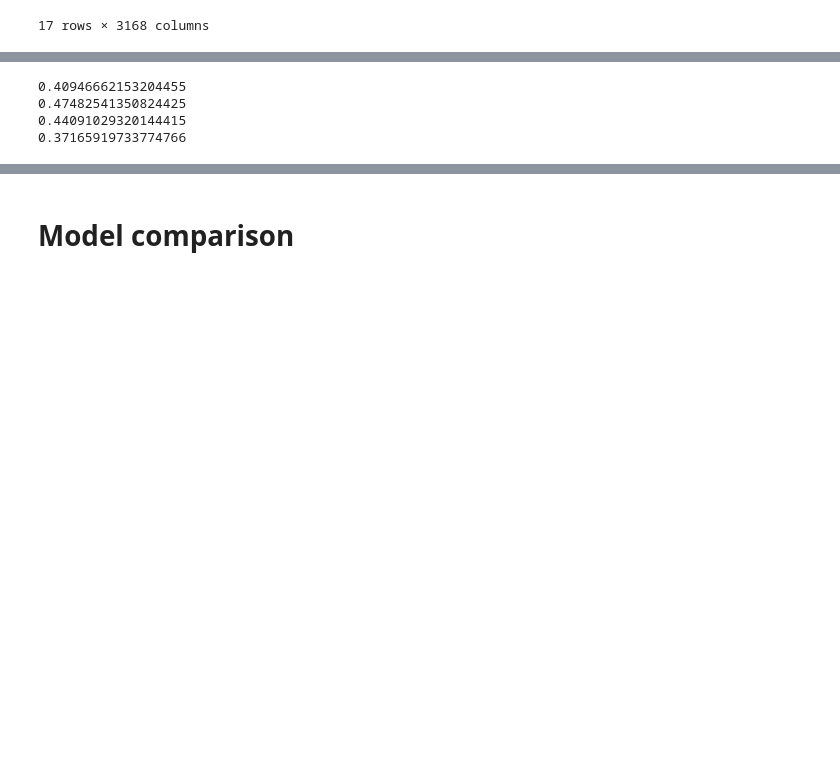
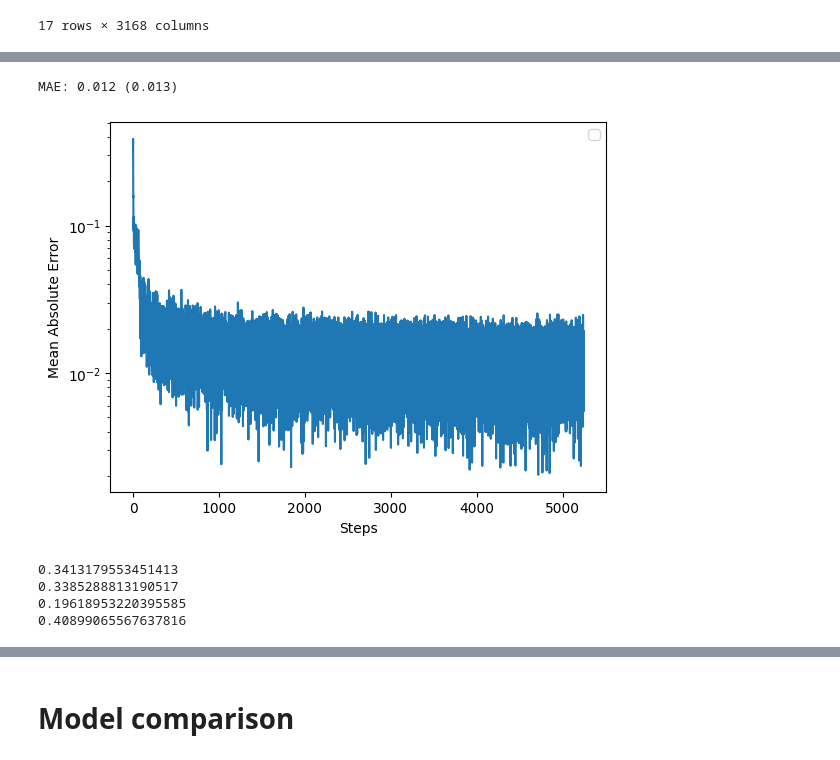
Before and after one commit to polybot-nexus/co-polymer-set-transformer, a Jupyter notebook: notebooks/2_model_comparison.ipynb, the cells around one changed output, grey strips where cells are left out. Saved outputs shown, nothing was run; the diff lists cells and outputs as text; code cells hidden in the pictures; blank space fills up the shorter version.

Commit message:
correction on train script

```diff
--- a/notebooks/2_model_comparison.ipynb
+++ b/notebooks/2_model_comparison.ipynb
@@ -1194,0 +316,11 @@ class SmallSetTransformer_v2(nn.Module):
+# %%
+# for losses in [losses1]:
+#   plt.plot(losses)#, label=_name)
+plt.plot(losses1)
+print('MAE: %.3f (%.3f)' % (np.mean(losses1), np.std(losses1)))
+plt.legend()
+plt.xlabel("Steps")
+plt.ylabel("Mean Absolute Error")
+plt.yscale("log")
+plt.show()
+# %% [output]
@@ -1195,3 +328,5 @@ class SmallSetTransformer_v2(nn.Module):
+MAE: 0.012 (0.013)
+[figure, added]
 # %%
 validation_data_1, validation_data_2, validation_data_3, y_valid = X_valid.iloc[:, :Ndims].values, X_valid.iloc[:, Ndims:2*Ndims].values,X_valid.iloc[:, 2*Ndims:].values, np.array(y_valid, dtype=np.float16)
 #np.array(dataset_test.iloc[:,:Ndims].values, dtype=float), np.array(dataset_test.iloc[:,Ndims:2*Ndims].values, dtype=float), np.array(dataset_test.iloc[:, 2*Ndims:].values, dtype=float), np.array(experimental_y_scaled[:], dtype=np.float16)
@@ -1199,7 +334,7 @@ validation_data_1, validation_data_2, validation_data_3, y_valid = X_valid.iloc[
 
 valid_data = np.concatenate(( validation_data_3 ,validation_data_2, validation_data_1), axis=1)
 # y_pred_train, std_train = model.test_model(validation_data_3 ,validation_data_2, validation_data_1,  y_valid) # , std_pred
-y_pred_train, std_train = test(_model, validation_data_3 ,validation_data_2, validation_data_1,  y_valid) # , std_pred
+y_pred_train, std_train = model.test_model(validation_data_3 ,validation_data_2, validation_data_1,  y_valid) # , std_pred
 
 y_true= scalery.inverse_transform(y_valid)
 y_pred = scalery.inverse_transform(y_pred_train)#.detach().numpy())
@@ -1212,10 +347,10 @@ print(r2_score(y_true[:,0], y_pred[:,0])) #, multioutput='variance_weighted'))
 print(r2_score(y_true[:-1,1], y_pred[:-1,1])) #, multioutput='variance_weighted'))
 print(r2_score(y_true[:,2], y_pred[:,2])) #, multioutput='variance_weighted'))
 # %% [output]
-0.40946662153204455
-0.47482541350824425
-0.44091029320144415
-0.37165919733774766
+0.3413179553451413
+0.3385288813190517
+0.19618953220395585
+0.40899065567637816
 # %%
 y_true[:,2], y_pred[:,2]
 # %% [output]
```
Also changed, not shown: parts of 187 cells of this notebook.
